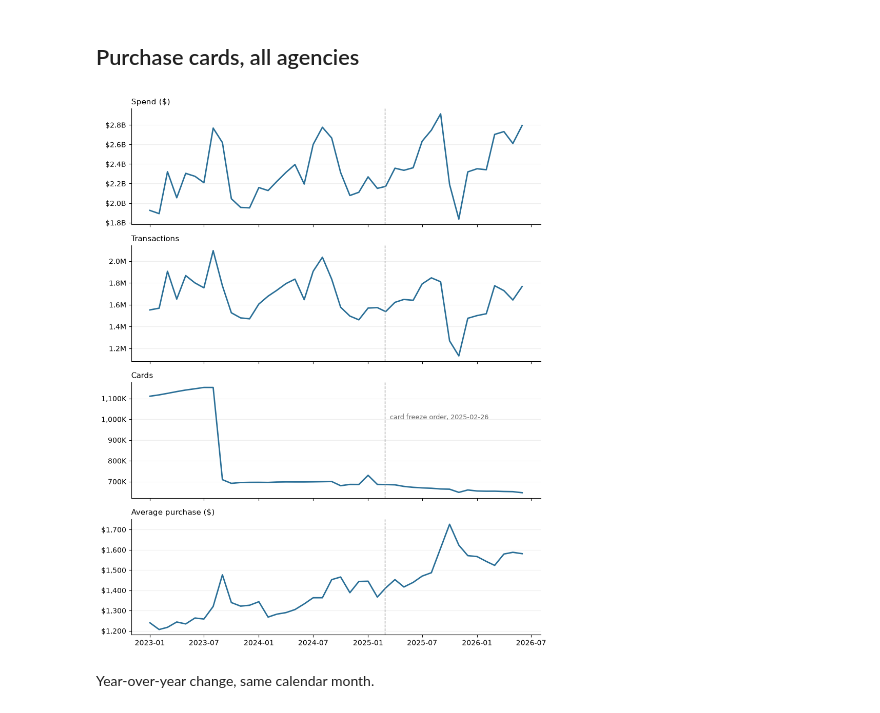
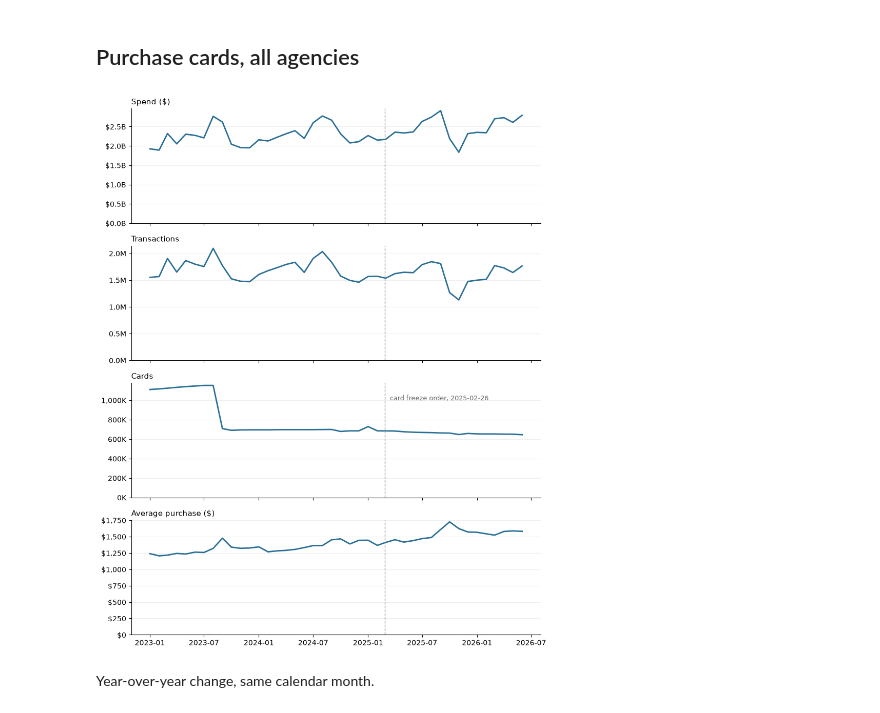
Before and after one commit to abigailhaddad/smartpay-purchase-cards, a Jupyter notebook: smartpay_purchase_cards.ipynb, the cells around one changed output. Drawn from its saved outputs; the diff is of its cells as text; code cells hidden in the pictures.

Commit message:
Start chart y-axes at zero
Co-Authored-By: Claude Opus 5.5 <noreply@anthropic.com>
Claude-Session: https://claude.ai/code/session_013C5Htwz94MkfpKuE3hKukC

```diff
--- a/smartpay_purchase_cards.ipynb
+++ b/smartpay_purchase_cards.ipynb
@@ -58,25 +58,26 @@ matches
 # %%
 p = df[df.Program == "Purchase"]
 nat = p.groupby("month")[["Spend", "Transactions", "Cards"]].sum()
 nat["avg_purchase"] = nat.Spend / nat.Transactions
 recent = nat[nat.index >= "2023-01-01"]
 
 from matplotlib.ticker import FuncFormatter
 fmt = {"Spend": FuncFormatter(lambda v, _: f"${v/1e9:.1f}B"), "Transactions": FuncFormatter(lambda v, _: f"{v/1e6:.1f}M"),
        "Cards": FuncFormatter(lambda v, _: f"{v/1e3:,.0f}K"), "avg_purchase": FuncFormatter(lambda v, _: f"${v:,.0f}")}
 fig, axes = plt.subplots(4, 1, figsize=(9, 11), sharex=True)
 for ax, col, label in zip(axes, ["Spend", "Transactions", "Cards", "avg_purchase"],
                           ["Spend ($)", "Transactions", "Cards", "Average purchase ($)"]):
     ax.plot(recent.index, recent[col], lw=2, color="#2a6f97")
     ax.yaxis.set_major_formatter(fmt[col])
+    ax.set_ylim(bottom=0)
     ax.set_title(label, loc="left", fontsize=11)
     ax.axvline(pd.Timestamp("2025-02-26"), color="#999", lw=1, ls="--")
     ax.spines[["top", "right"]].set_visible(False)
     ax.grid(axis="y", color="#eee")
 axes[2].text(pd.Timestamp("2025-03-15"), 1.0e6, "card freeze order, 2025-02-26", fontsize=9, color="#666")
 plt.tight_layout()
 # %% [output]
-[figure, old version]
+[figure, new version]
 # %% [markdown]
 Year-over-year change, same calendar month.
 # %%
```
Also changed, not shown: 1 other file.
